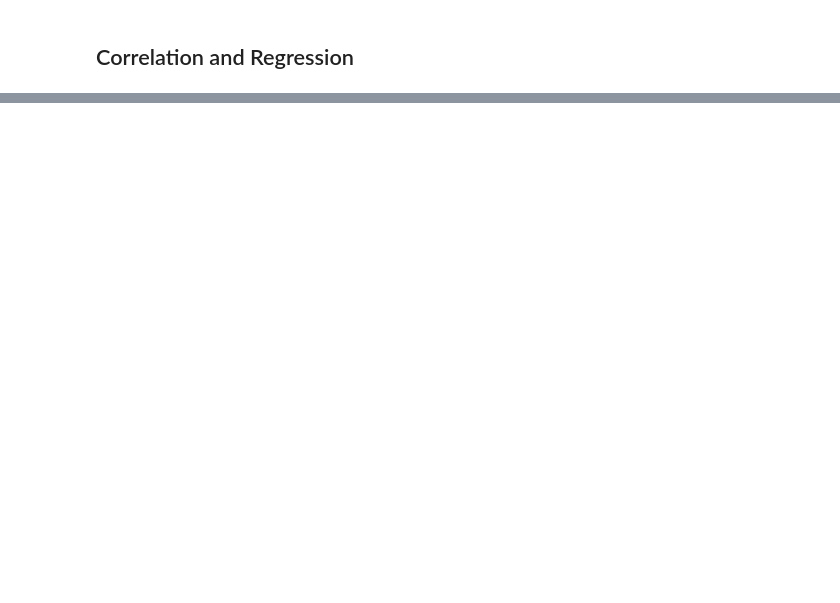
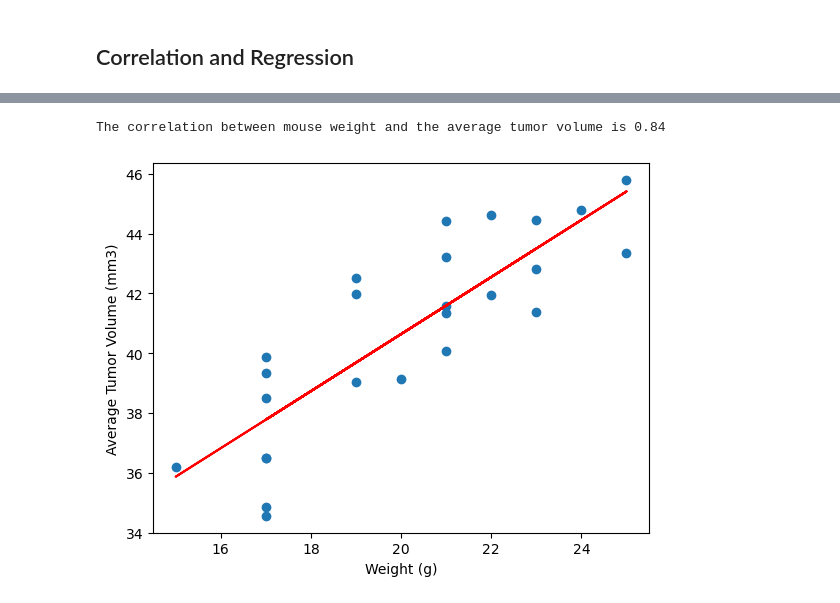
Before and after one commit to Seif-Ma/Data_visualization, a Jupyter notebook: Pymaceuticals/pymaceuticals.ipynb, the cells around one changed output, grey strips where cells are left out. Cells and saved outputs as stored; diff of their text form; code cells hidden in the pictures; blank space fills up the shorter version.

```diff
--- a/Pymaceuticals/pymaceuticals.ipynb
+++ b/Pymaceuticals/pymaceuticals.ipynb
@@ -239,0 +291,23 @@ The correlation between mouse weight and the average tumor volume is 0.84
+# %%
+# Calculate the correlation coefficient and a linear regression model
+# for mouse weight and average observed tumor volume for the entire Capomulin regimen
+correlation_coefficient = st.pearsonr(avg_weight, avg_tumor_vol)
+
+print(f"The correlation between mouse weight and the average tumor volume is {round(correlation_coefficient[0],2)}")
+
+(slope, intercept,rvalue, pvalue, stderr) = st.linregress(avg_weight, avg_tumor_vol)
+
+regress_values = avg_weight * slope + intercept
+
+line_eq = f"y = {round(slope, 2)} x + {round(intercept, 2)}"
+
+plt.scatter(avg_weight, avg_tumor_vol)
+plt.plot(avg_weight, regress_values, color = "red")
+
+plt.xlabel("Weight (g)")
+plt.ylabel("Average Tumor Volume (mm3)")
+
+plt.show()
+# %% [output]
+The correlation between mouse weight and the average tumor volume is 0.84
+[figure, added]
```
Also changed, not shown: parts of 12 cells of this notebook.
